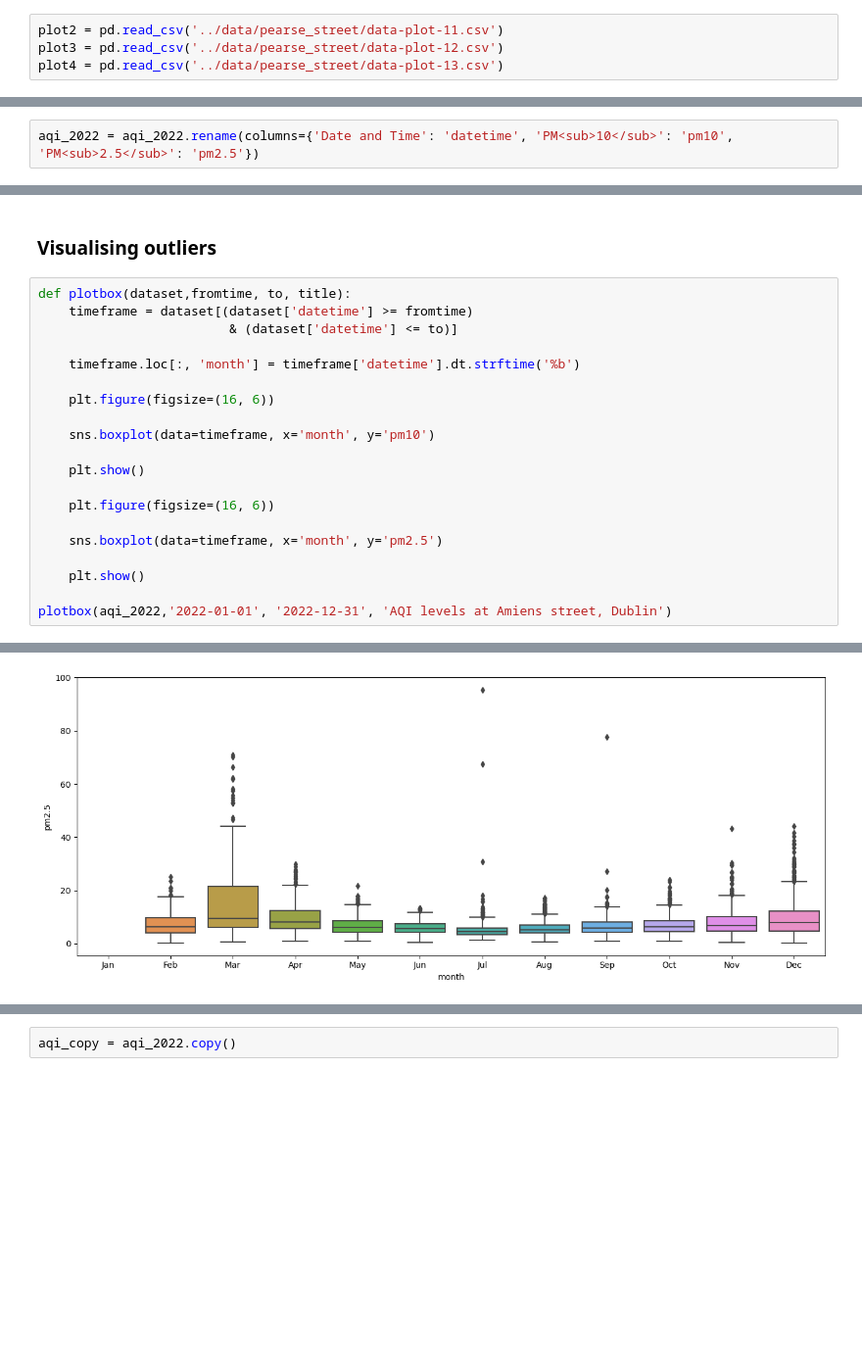
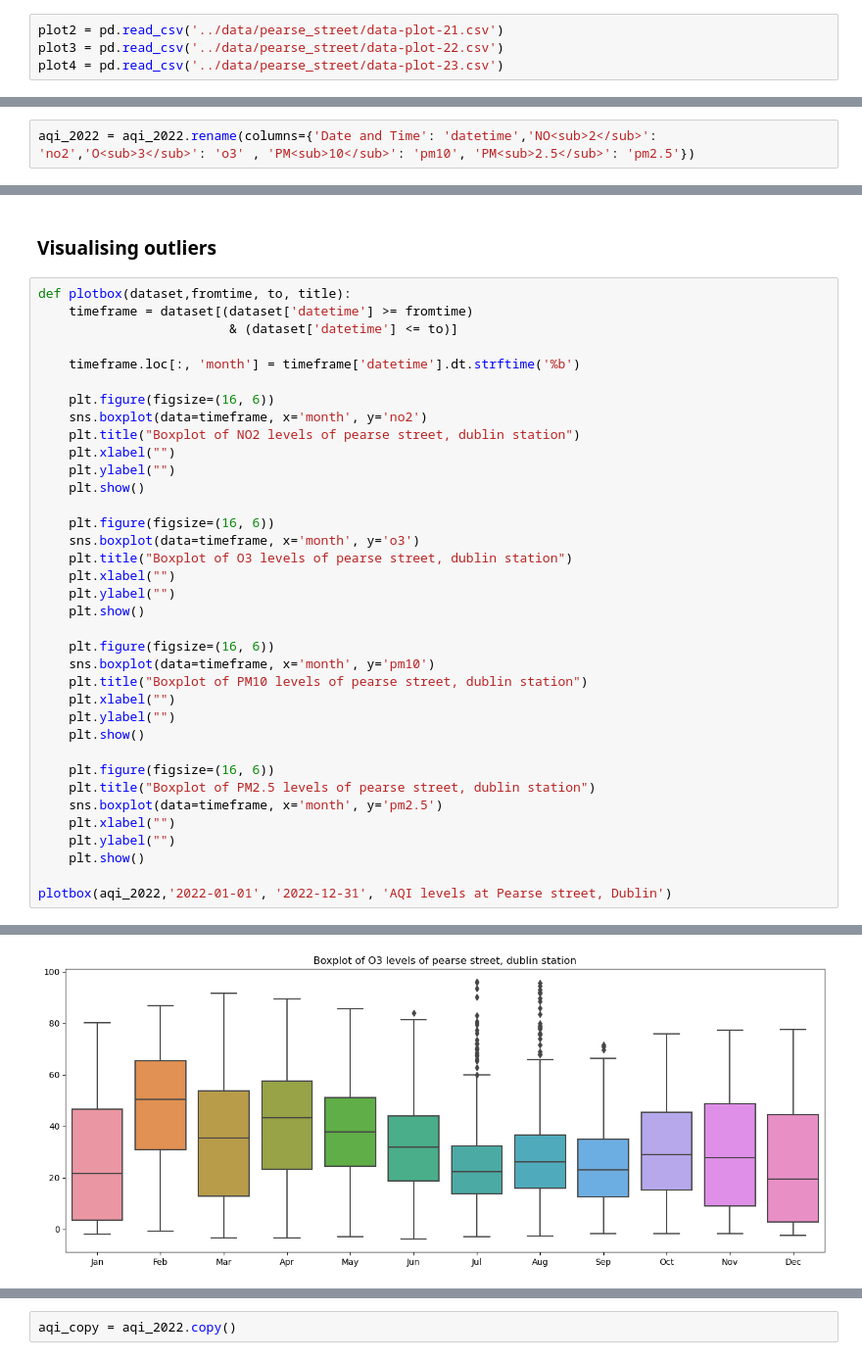
Before and after one commit to AdityaPimpalkar/AQI_federated_learning, a Jupyter notebook: notebooks/pearse_street.ipynb, the cells around one changed output, grey strips where cells are left out. Shown: that part at 98% size. Drawn from its saved outputs; the diff is of its cells as text; blank space fills up the shorter version.

```diff
--- a/notebooks/pearse_street.ipynb
+++ b/notebooks/pearse_street.ipynb
@@ -7,6 +7,6 @@ import datetime as date
 import math
 import os
 # %%
-plot2 = pd.read_csv('../data/pearse_street/data-plot-11.csv')
-plot3 = pd.read_csv('../data/pearse_street/data-plot-12.csv')
-plot4 = pd.read_csv('../data/pearse_street/data-plot-13.csv')
+plot2 = pd.read_csv('../data/pearse_street/data-plot-21.csv')
+plot3 = pd.read_csv('../data/pearse_street/data-plot-22.csv')
+plot4 = pd.read_csv('../data/pearse_street/data-plot-23.csv')
@@ -13,7 +40,7 @@ plot4 = pd.read_csv('../data/pearse_street/data-plot-13.csv')
 # %%
 aqi_2022 = pd.concat([plot2,plot3,plot4], axis=0).reset_index()
 # %%
-aqi_2022 = aqi_2022.rename(columns={'Date and Time': 'datetime', 'PM<sub>10</sub>': 'pm10', 'PM<sub>2.5</sub>': 'pm2.5'})
+aqi_2022 = aqi_2022.rename(columns={'Date and Time': 'datetime','NO<sub>2</sub>': 'no2','O<sub>3</sub>': 'o3' , 'PM<sub>10</sub>': 'pm10', 'PM<sub>2.5</sub>': 'pm2.5'})
 # %%
 aqi_2022.dtypes
 # %% [output]
@@ -47,18 +74,34 @@ def plotbox(dataset,fromtime, to, title):
     timeframe.loc[:, 'month'] = timeframe['datetime'].dt.strftime('%b')
 
     plt.figure(figsize=(16, 6))
-
-    sns.boxplot(data=timeframe, x='month', y='pm10')
-
+    sns.boxplot(data=timeframe, x='month', y='no2')
+    plt.title("Boxplot of NO2 levels of pearse street, dublin station")
+    plt.xlabel("")
+    plt.ylabel("")
     plt.show()
 
     plt.figure(figsize=(16, 6))
-
-    sns.boxplot(data=timeframe, x='month', y='pm2.5')
-
+    sns.boxplot(data=timeframe, x='month', y='o3')
+    plt.title("Boxplot of O3 levels of pearse street, dublin station")
+    plt.xlabel("")
+    plt.ylabel("")
     plt.show()
 
-plotbox(aqi_2022,'2022-01-01', '2022-12-31', 'AQI levels at Amiens street, Dublin')
+    plt.figure(figsize=(16, 6))
+    sns.boxplot(data=timeframe, x='month', y='pm10')
+    plt.title("Boxplot of PM10 levels of pearse street, dublin station")
+    plt.xlabel("")
+    plt.ylabel("")
+    plt.show()
+
+    plt.figure(figsize=(16, 6))
+    plt.title("Boxplot of PM2.5 levels of pearse street, dublin station")
+    sns.boxplot(data=timeframe, x='month', y='pm2.5')
+    plt.xlabel("")
+    plt.ylabel("")
+    plt.show()
+
+plotbox(aqi_2022,'2022-01-01', '2022-12-31', 'AQI levels at Pearse street, Dublin')
 # %% [output]
 A value is trying to be set on a copy of a slice from a DataFrame.
 Try using .loc[row_indexer,col_indexer] = value instead
@@ -69 +112 @@ See the caveats in the documentation: https://pandas.pydata.org/pandas-docs/stab
-[figure, old version]
+[figure, new version]
```
Also changed, not shown: parts of 16 cells of this notebook, 7 other files.
